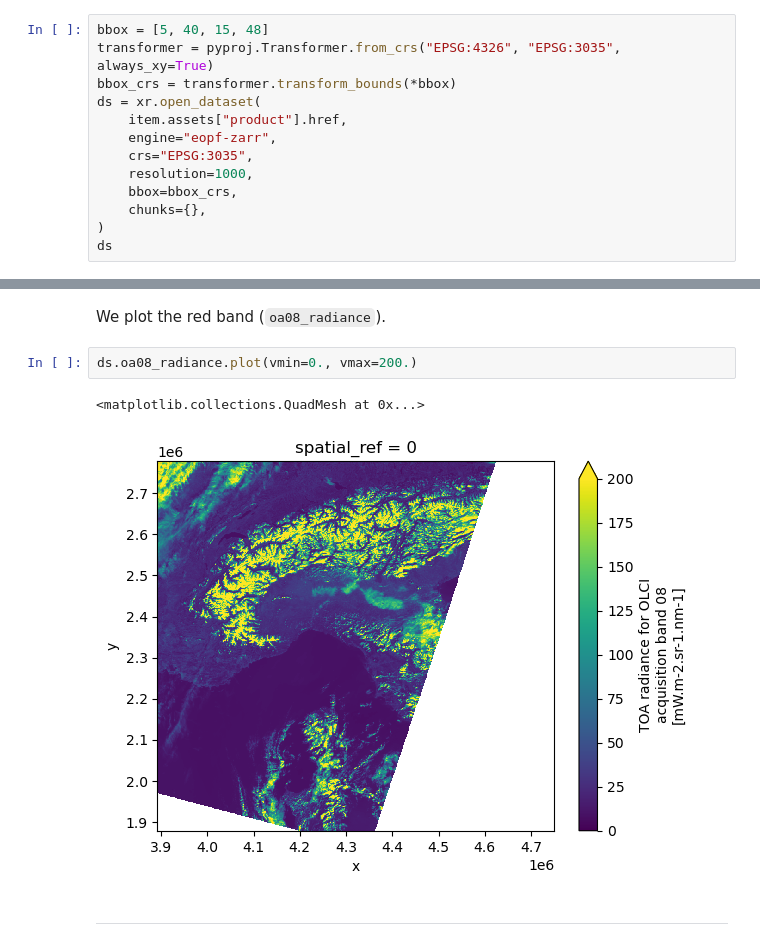
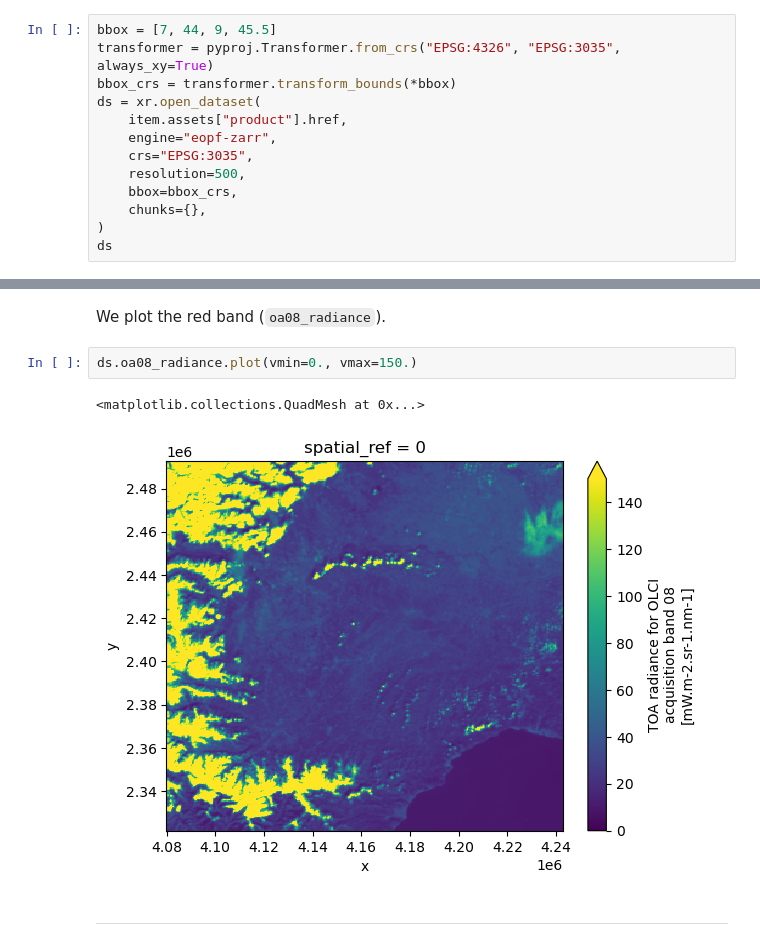
Before and after one commit to EOPF-Sample-Service/xarray-eopf, a Jupyter notebook: docs/examples/sentinel_3_analysis.ipynb, the cells around one changed output, grey strips where cells are left out. Saved outputs shown, nothing was run; the diff lists cells and outputs as text.

```diff
--- a/docs/examples/sentinel_3_analysis.ipynb
+++ b/docs/examples/sentinel_3_analysis.ipynb
@@ -146,14 +149,14 @@ ds.oa08_radiance.plot(vmin=0., vmax=200.)
 # %% [markdown]
 We can request the same area in **LAEA CRS** by specifying `crs="EPSG:3035"`. Note that both the `resolution` and `bbox` must be provided in the CRS units.
 # %%
-bbox = [5, 40, 15, 48]
+bbox = [7, 44, 9, 45.5]
 transformer = pyproj.Transformer.from_crs("EPSG:4326", "EPSG:3035", always_xy=True)
 bbox_crs = transformer.transform_bounds(*bbox)
 ds = xr.open_dataset(
     item.assets["product"].href,
     engine="eopf-zarr",
     crs="EPSG:3035",
-    resolution=1000,
+    resolution=500,
     bbox=bbox_crs,
     chunks={},
 )
@@ -179,10 +182,10 @@ Attributes: (9)
 # %% [markdown]
 We plot the red band (`oa08_radiance`).
 # %%
-ds.oa08_radiance.plot(vmin=0., vmax=200.)
+ds.oa08_radiance.plot(vmin=0., vmax=150.)
 # %% [output]
 <matplotlib.collections.QuadMesh at 0x...>
-[figure, old version]
+[figure, new version]
 # %% [markdown]
 ---
 # %% [markdown]
```
Also changed, not shown: parts of 22 cells of this notebook, 5 other files.
